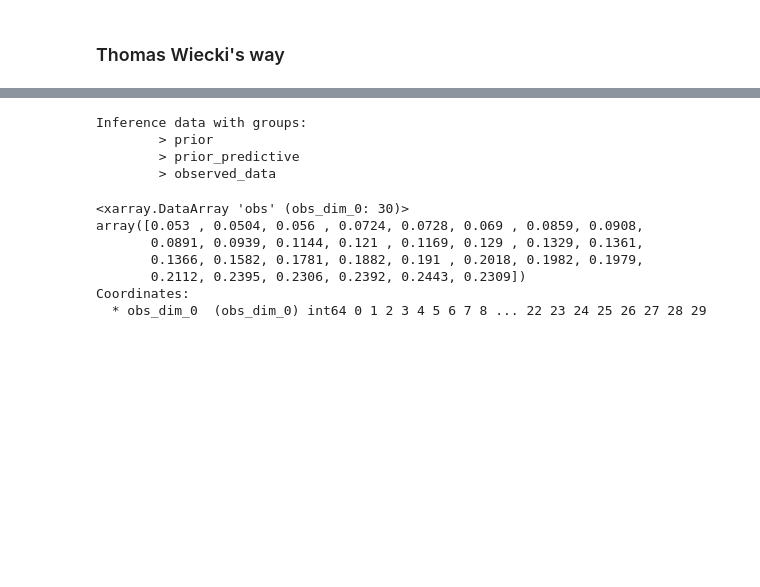
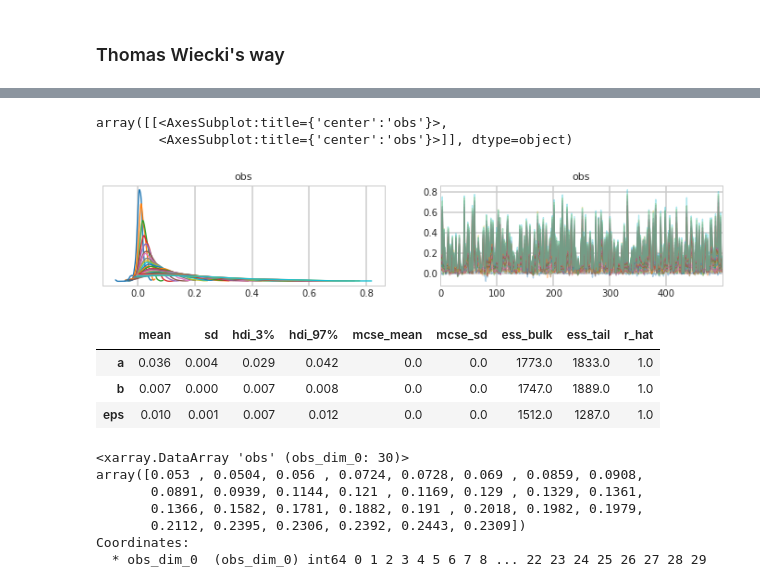
Before and after one commit to JaFrese/Bayes, a Jupyter notebook: Take Home #2.ipynb, the cells around one changed output, grey strips where cells are left out. Saved outputs shown, nothing was run; the diff lists cells and outputs as text; code cells hidden in the pictures; blank space fills up the shorter version.

```diff
--- a/Take Home #2.ipynb
+++ b/Take Home #2.ipynb
@@ -254,10 +305,16 @@ array([[<AxesSubplot:title={'center':'a'}>,
-# %%
-prior_pred
-# %% [output]
-Inference data with groups:
-        > prior
-        > prior_predictive
-        > observed_data
+# %%
+az.plot_trace(prior_pred['prior_predictive']['obs'])
+# %% [output]
+array([[<AxesSubplot:title={'center':'obs'}>,
+        <AxesSubplot:title={'center':'obs'}>]], dtype=object)
+[figure, added]
+# %%
+az.summary(trace)
+# %% [output]
+|  | mean | sd | hdi_3% | hdi_97% | mcse_mean | mcse_sd | ess_bulk | ess_tail | r_hat |
+| a | 0.036 | 0.004 | 0.029 | 0.042 | 0.0 | 0.0 | 1773.0 | 1833.0 | 1.0 |
+| b | 0.007 | 0.000 | 0.007 | 0.008 | 0.0 | 0.0 | 1747.0 | 1889.0 | 1.0 |
+| eps | 0.010 | 0.001 | 0.007 | 0.012 | 0.0 | 0.0 | 1512.0 | 1287.0 | 1.0 |
 # %%
 prior_pred['observed_data']['obs'].T
 # %% [output]
```
Also changed, not shown: parts of 11 cells of this notebook.
